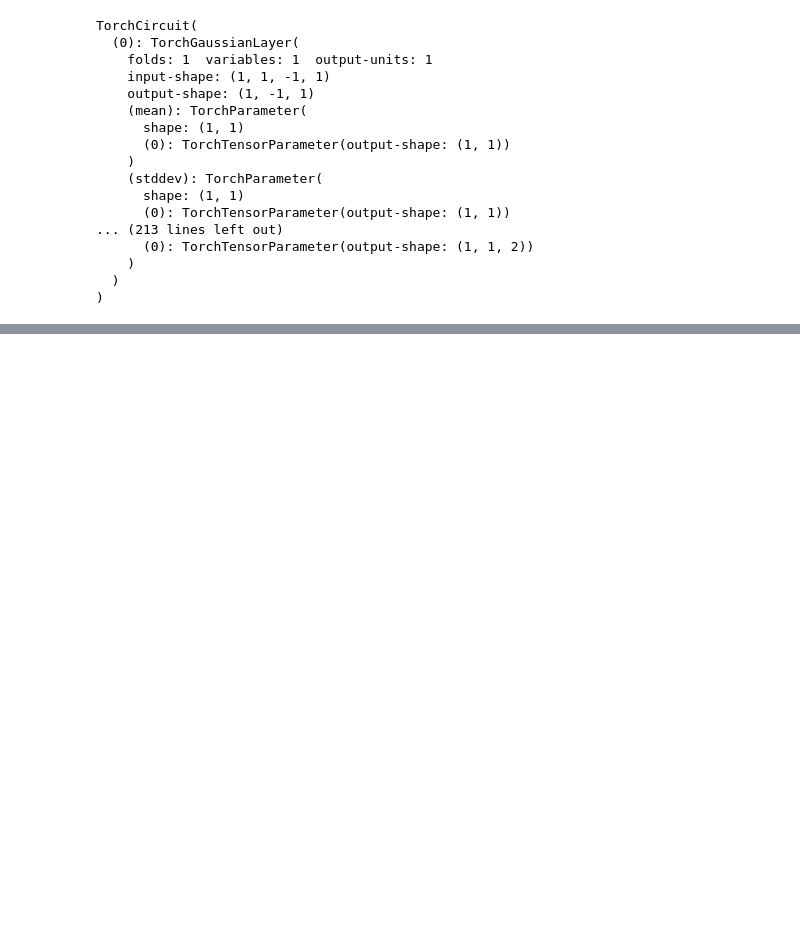
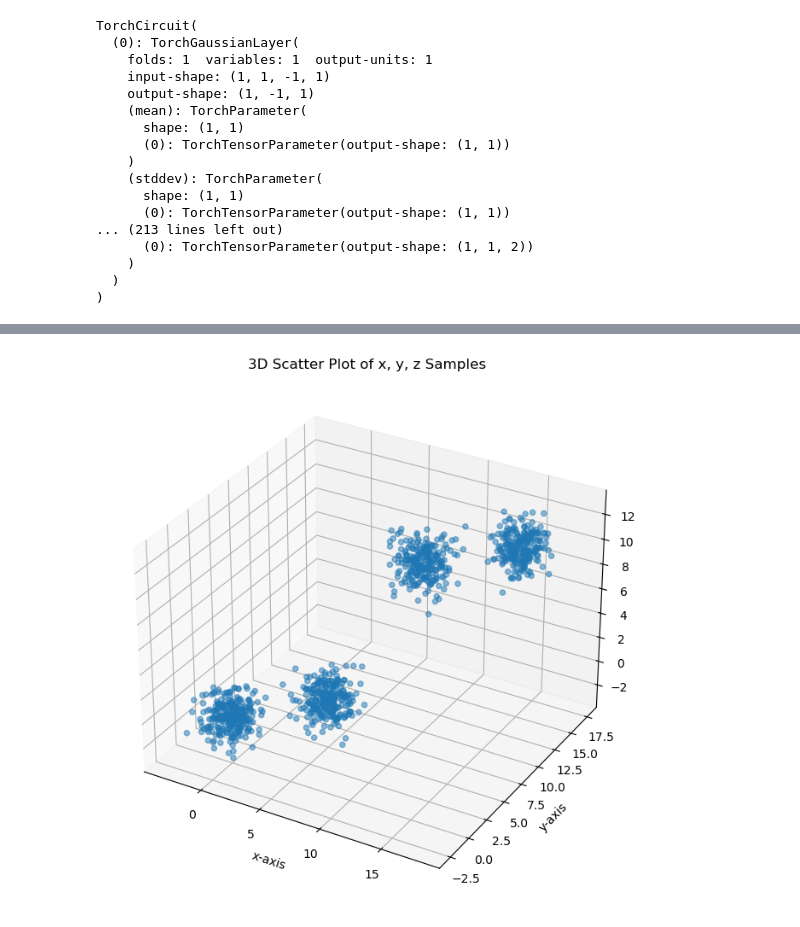
Before and after one commit to dylanxp/cirkit, a Jupyter notebook: notebooks/conditional-sampling.ipynb, the cells around one changed output, grey strips where cells are left out. Drawn from its saved outputs; the diff is of its cells as text; code cells hidden in the pictures; blank space fills up the shorter version.

```diff
--- a/notebooks/conditional-sampling.ipynb
+++ b/notebooks/conditional-sampling.ipynb
@@ -278,5 +281,4 @@ plt.show()
 # %%
-import torch
 import torch.distributions as D
 
 class SimpleCircuit3D():
@@ -476,7 +478,7 @@ class SimpleCircuit3D():
 
             return total_log_prob.exp()
 
-    def conditional_sample_full_forward(self, num_samples: int, observed_dims: tuple[str], observed_vals: dict[str, torch.Tensor]) -> torch.Tensor:
+    def conditional_sample(self, num_samples: int, observed_dims: tuple[str], observed_vals: dict[str, torch.Tensor]) -> torch.Tensor:
         assert len(observed_dims) == len(observed_vals), "Number of observed dimensions must match number of observed values."
         assert len(observed_dims) <= 2, "At most two dimensions can be observed."
         for dim in observed_dims:
@@ -560,3 +562,30 @@ class SimpleCircuit3D():
             samples.append([sample_x, sample_y, sample_z])
 
         return torch.tensor(samples)
+# %%
+test_circuit = SimpleCircuit3D(
+    weights_1=torch.tensor([0.5, 0.5]),
+    weights_2=torch.tensor([0.5, 0.5]),
+    weights_3=torch.tensor([0.5, 0.5]),
+    means_x=means_x,
+    means_y=means_y,
+    means_z=means_z,
+    variances_x=variances_x,
+    variances_y=variances_y,
+    variances_z=variances_z
+)
+# %%
+uncond_samples_test = test_circuit.sample(num_samples=1000)
+# %%
+# Plot the unconditional samples from the test circuit
+# 3D plot of x, y, z
+fig = plt.figure(figsize=(10, 8))
+ax = fig.add_subplot(111, projection='3d')
+ax.scatter(uncond_samples_test[:, 0], uncond_samples_test[:, 1], uncond_samples_test[:, 2], alpha=0.5)
+ax.set_title("3D Scatter Plot of x, y, z Samples")
+ax.set_xlabel("x-axis")
+ax.set_ylabel("y-axis")
+ax.set_zlabel("z-axis")
+plt.show()
+# %% [output]
+[figure, added]
```
Also changed, not shown: parts of 21 cells of this notebook.
